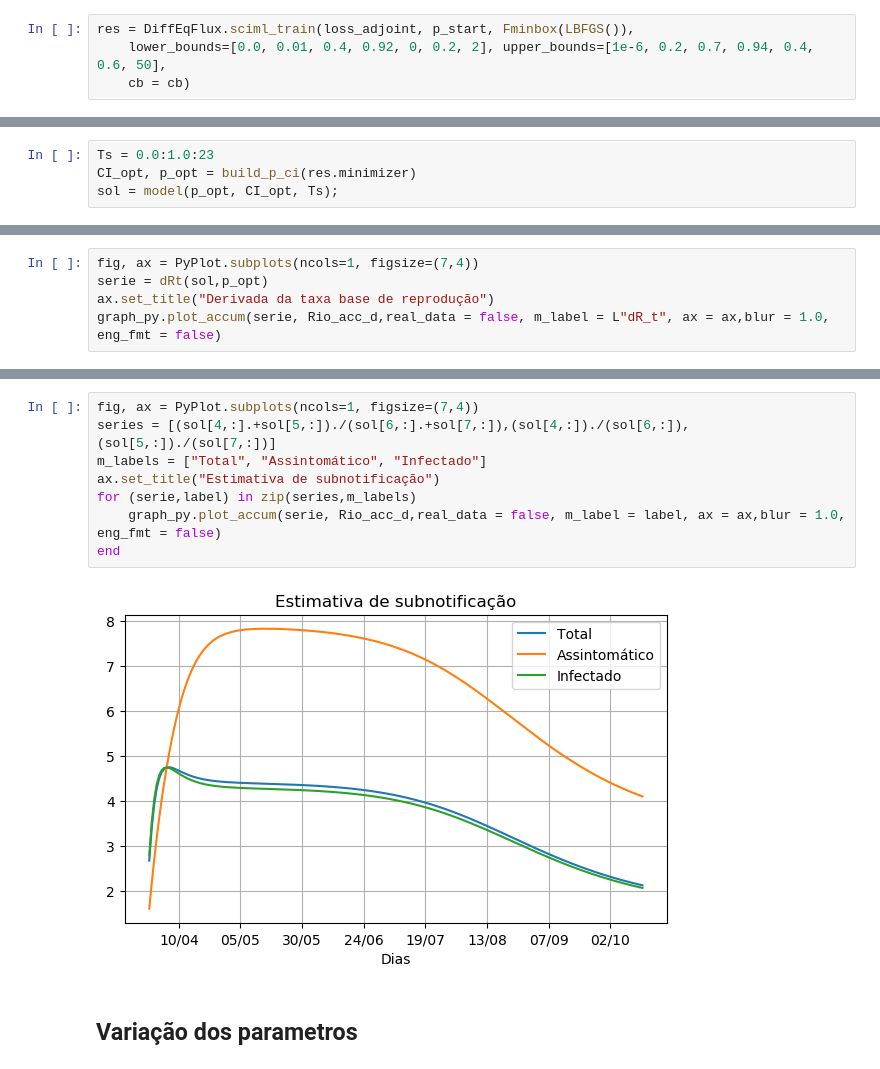
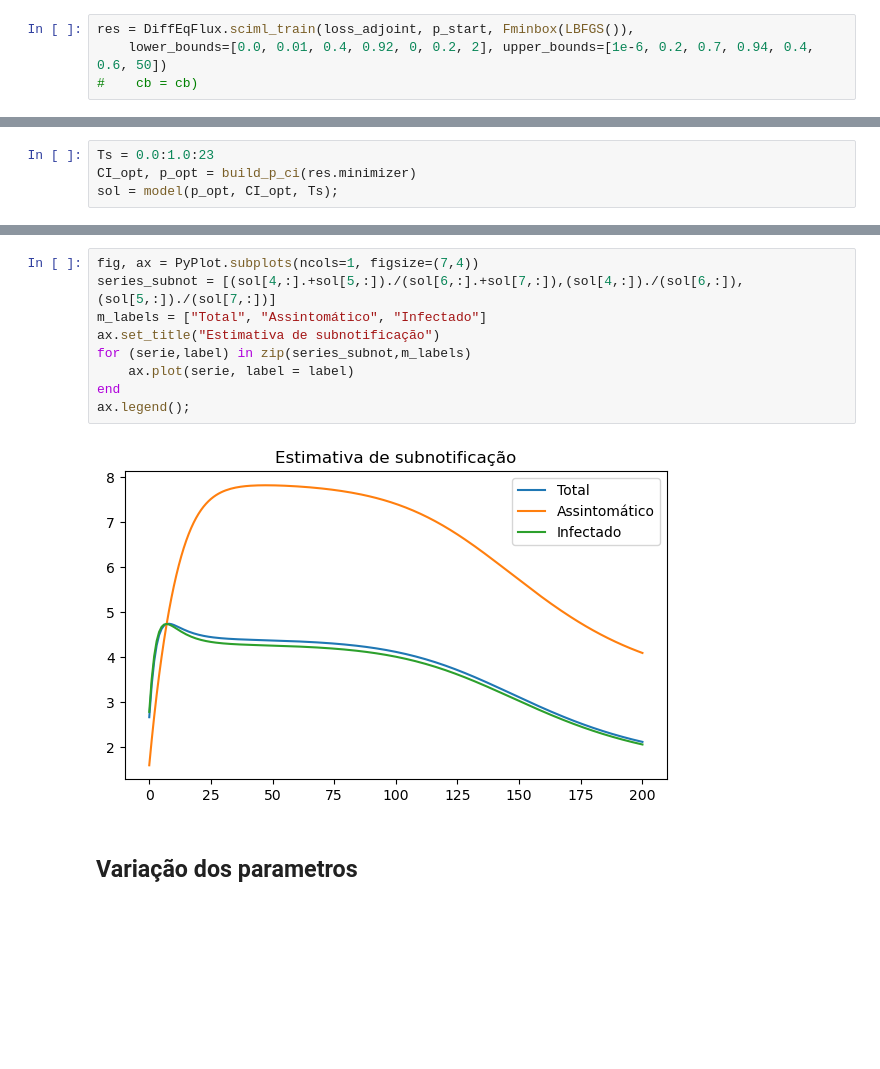
Before and after one commit to rafabench/modelo-covid19, a Jupyter notebook: notebooks/Higher Order Bayes rules for ODEs.ipynb, the cells around one changed output, grey strips where cells are left out. Drawn from its saved outputs; the diff is of its cells as text; blank space fills up the shorter version.

```diff
--- a/notebooks/Higher Order Bayes rules for ODEs.ipynb
+++ b/notebooks/Higher Order Bayes rules for ODEs.ipynb
@@ -82,6 +85,6 @@ loss_obj(p_start)
 373081.2634298075
 # %%
 res = DiffEqFlux.sciml_train(loss_adjoint, p_start, Fminbox(LBFGS()),
-    lower_bounds=[0.0, 0.01, 0.4, 0.92, 0, 0.2, 2], upper_bounds=[1e-6, 0.2, 0.7, 0.94, 0.4, 0.6, 50],
-    cb = cb)
+    lower_bounds=[0.0, 0.01, 0.4, 0.92, 0, 0.2, 2], upper_bounds=[1e-6, 0.2, 0.7, 0.94, 0.4, 0.6, 50])
+#    cb = cb)
 # %% [output]
@@ -163,7 +173,2 @@ graph_py.plot_accum(serie, Rio_acc_d,real_data = false, m_label = L"R_t", ax = a
 # %% [output]
 [figure]
-# %%
-fig, ax = PyPlot.subplots(ncols=1, figsize=(7,4))
-serie = dRt(sol,p_opt)
-ax.set_title("Derivada da taxa base de reprodução")
-graph_py.plot_accum(serie, Rio_acc_d,real_data = false, m_label = L"dR_t", ax = ax,blur = 1.0, eng_fmt = false)
@@ -172,13 +175,14 @@ graph_py.plot_accum(serie, Rio_acc_d,real_data = false, m_label = L"dR_t", ax =
 # %%
 fig, ax = PyPlot.subplots(ncols=1, figsize=(7,4))
-series = [(sol[4,:].+sol[5,:])./(sol[6,:].+sol[7,:]),(sol[4,:])./(sol[6,:]),(sol[5,:])./(sol[7,:])]
+series_subnot = [(sol[4,:].+sol[5,:])./(sol[6,:].+sol[7,:]),(sol[4,:])./(sol[6,:]),(sol[5,:])./(sol[7,:])]
 m_labels = ["Total", "Assintomático", "Infectado"]
 ax.set_title("Estimativa de subnotificação")
-for (serie,label) in zip(series,m_labels)
-    graph_py.plot_accum(serie, Rio_acc_d,real_data = false, m_label = label, ax = ax,blur = 1.0, eng_fmt = false)
+for (serie,label) in zip(series_subnot,m_labels)
+    ax.plot(serie, label = label)
 end
+ax.legend();
 # %% [output]
-[figure, old version]
+[figure, new version]
 # %% [markdown]
 ## Variação dos parametros
 # %%
```
Also changed, not shown: parts of 36 cells of this notebook, 1 other file.
